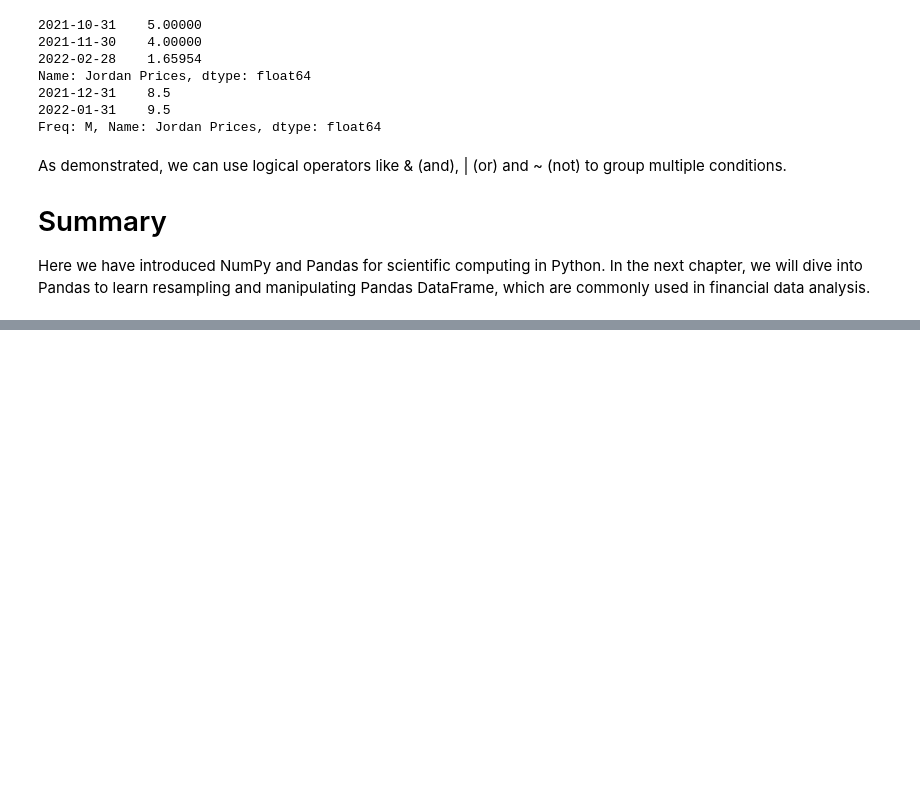
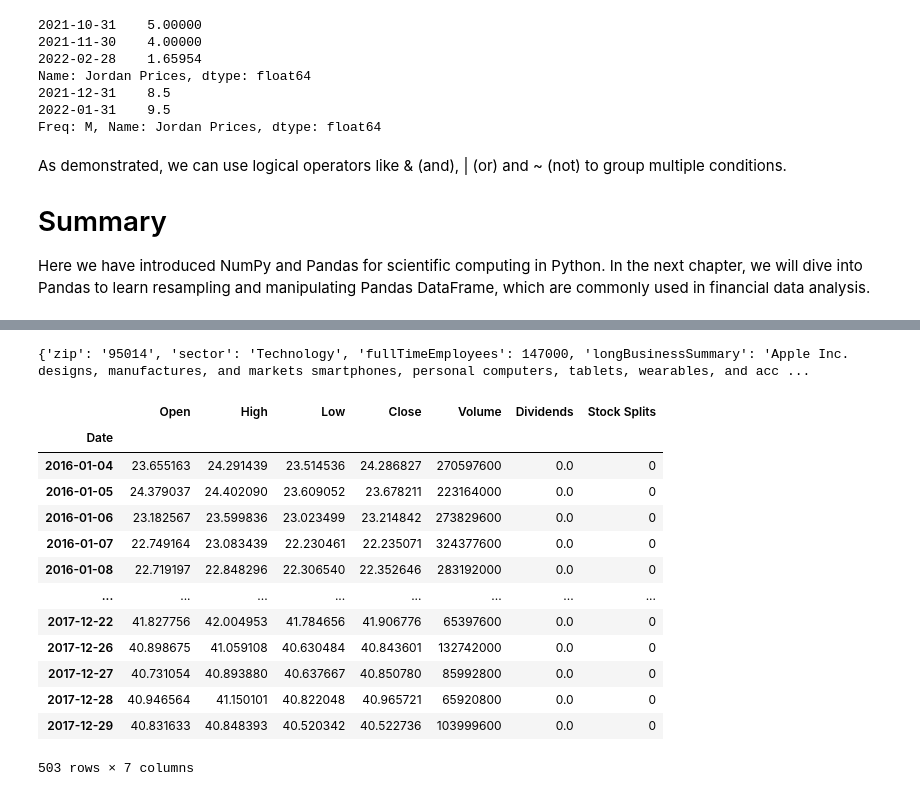
Before and after one commit to jescarraga/AlgorithmsUN2021II, a Jupyter notebook: Lab1/jescarraga_QuanconnectTutortials.ipynb, the cells around one changed output, grey strips where cells are left out. Drawn from its saved outputs; the diff is of its cells as text; code cells hidden in the pictures; blank space fills up the shorter version.

```diff
--- a/Lab1/jescarraga_QuanconnectTutortials.ipynb
+++ b/Lab1/jescarraga_QuanconnectTutortials.ipynb
@@ -1533,0 +1571,27 @@ Here we have introduced NumPy and Pandas for scientific computing in Python. In
+# %%
+import yfinance as yf
+
+aapl = yf.Ticker("AAPL")
+
+# get stock info
+print(aapl.info)
+
+# get historical market data
+aapl_table = aapl.history(start="2016-01-01",  end="2017-12-31")
+aapl_table
+# %% [output]
+{'zip': '95014', 'sector': 'Technology', 'fullTimeEmployees': 147000, 'longBusinessSummary': 'Apple Inc. designs, manufactures, and markets smartphones, personal computers, tablets, wearables, and acc ...
+|  | Open | High | Low | Close | Volume | Dividends | Stock Splits |
+| Date |  |  |  |  |  |  |  |
+| 2016-01-04 | 23.655163 | 24.291439 | 23.514536 | 24.286827 | 270597600 | 0.0 | 0 |
+| 2016-01-05 | 24.379037 | 24.402090 | 23.609052 | 23.678211 | 223164000 | 0.0 | 0 |
+| 2016-01-06 | 23.182567 | 23.599836 | 23.023499 | 23.214842 | 273829600 | 0.0 | 0 |
+| 2016-01-07 | 22.749164 | 23.083439 | 22.230461 | 22.235071 | 324377600 | 0.0 | 0 |
+| 2016-01-08 | 22.719197 | 22.848296 | 22.306540 | 22.352646 | 283192000 | 0.0 | 0 |
+| ... | ... | ... | ... | ... | ... | ... | ... |
+| 2017-12-22 | 41.827756 | 42.004953 | 41.784656 | 41.906776 | 65397600 | 0.0 | 0 |
+| 2017-12-26 | 40.898675 | 41.059108 | 40.630484 | 40.843601 | 132742000 | 0.0 | 0 |
+| 2017-12-27 | 40.731054 | 40.893880 | 40.637667 | 40.850780 | 85992800 | 0.0 | 0 |
+| 2017-12-28 | 40.946564 | 41.150101 | 40.822048 | 40.965721 | 65920800 | 0.0 | 0 |
+| 2017-12-29 | 40.831633 | 40.848393 | 40.520342 | 40.522736 | 103999600 | 0.0 | 0 |
+503 rows × 7 columns
```
Also changed, not shown: parts of 108 cells of this notebook.
